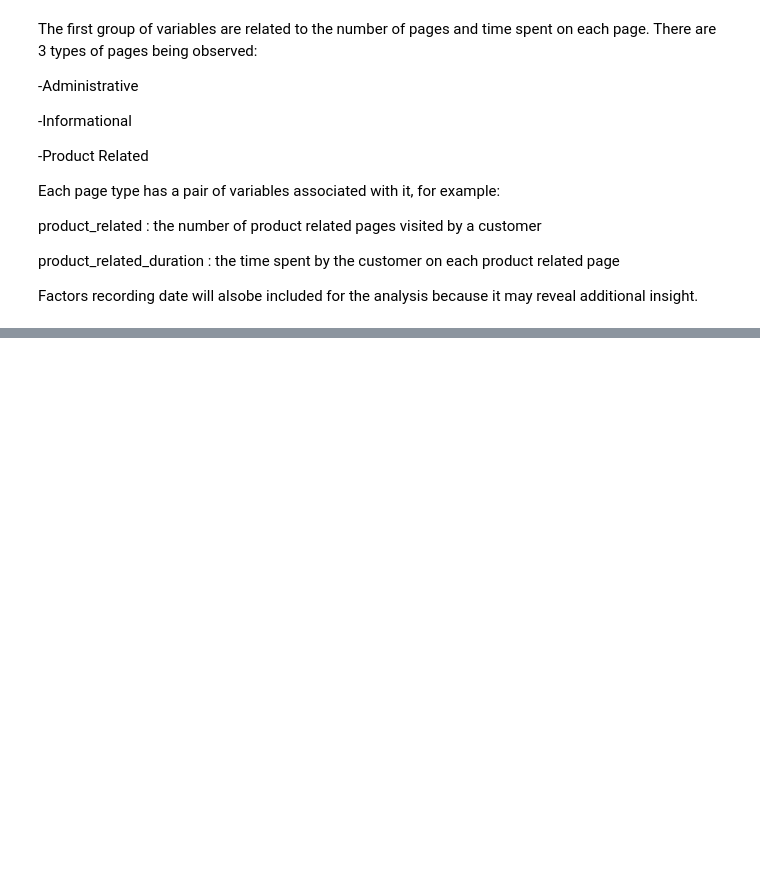
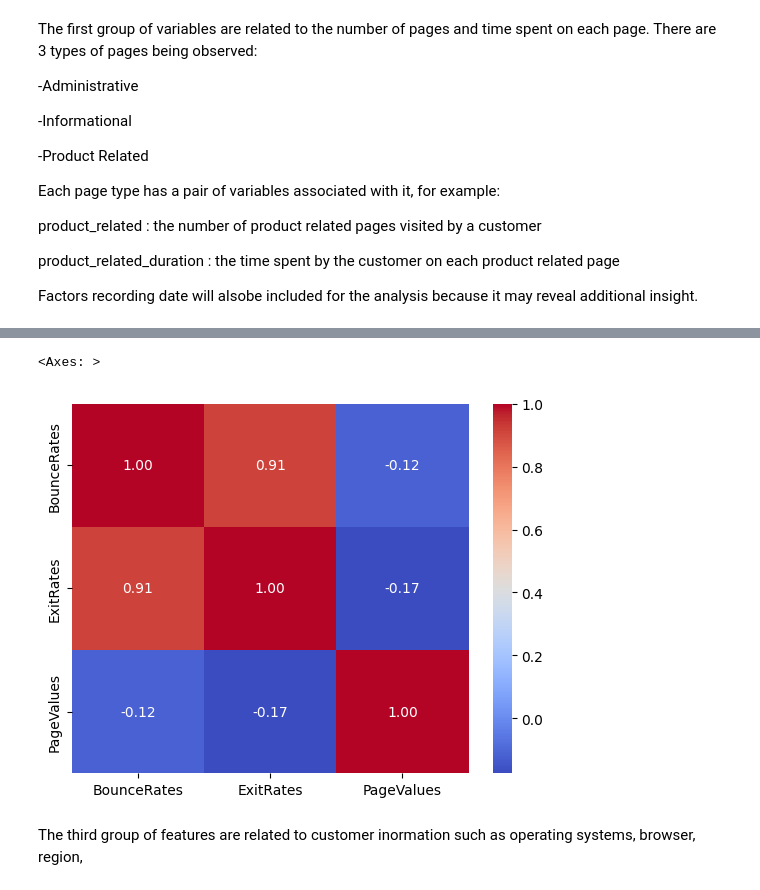
Before and after one commit to benbesthof/Clustering-SVM-to-Predict-Online-Purchases, a Jupyter notebook: B_Besthof_P2.ipynb, the cells around one changed output, grey strips where cells are left out. Saved outputs shown, nothing was run; the diff lists cells and outputs as text; code cells hidden in the pictures; blank space fills up the shorter version.

```diff
--- a/B_Besthof_P2.ipynb
+++ b/B_Besthof_P2.ipynb
@@ -119,0 +162,9 @@ customers = ['OperatingSystems', 'Browser', 'Region', 'TrafficType', 'VisitorTyp
+# %%
+analytics = ['BounceRates', 'ExitRates', 'PageValues']
+correlations = df[analytics].corr()
+sns.heatmap(correlations, annot=True, cmap = 'coolwarm', fmt = '0.2f')
+# %% [output]
+<Axes: >
+[figure, added]
+# %% [markdown]
+The third group of features are related to customer inormation such as operating systems, browser, region,
```
Also changed, not shown: parts of 9 cells of this notebook.
